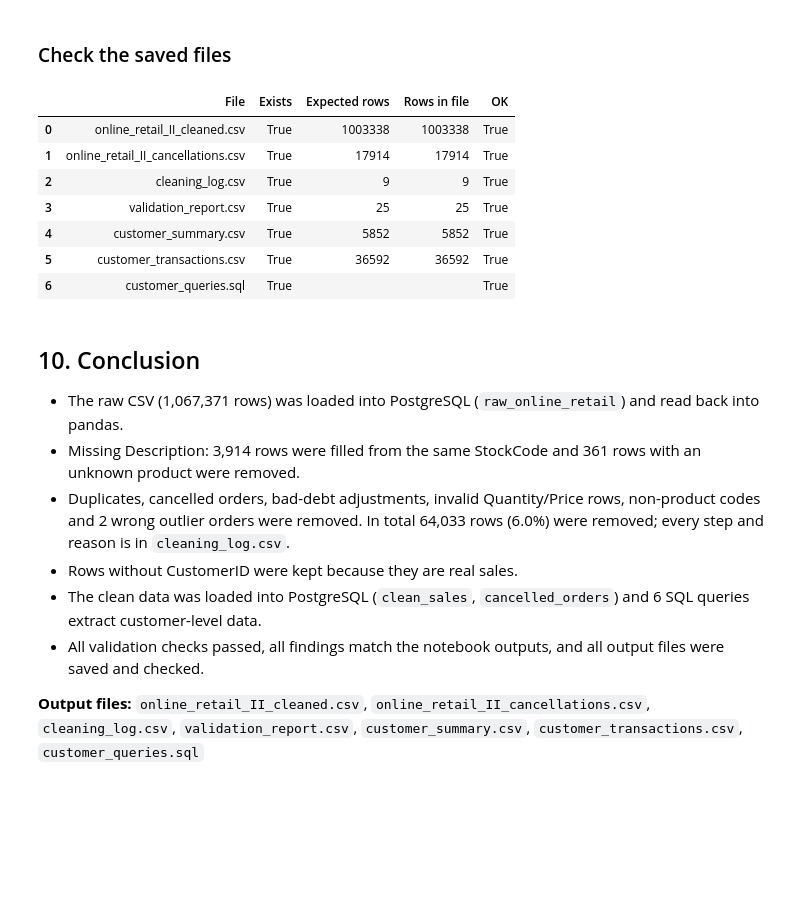
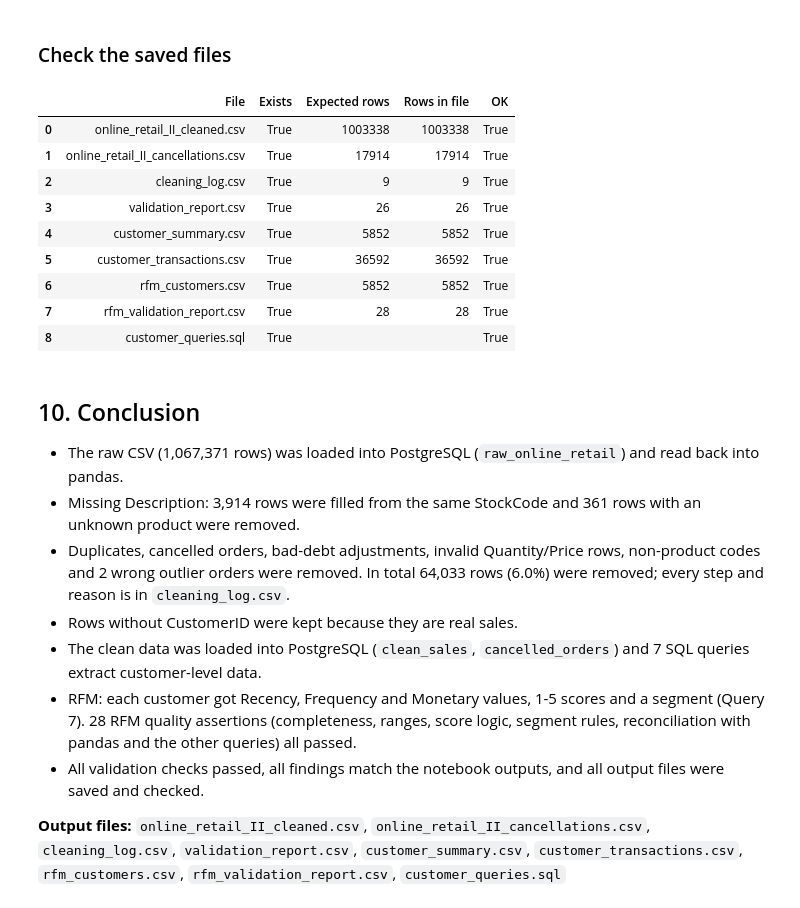
Before and after one commit to Pranavsangichetty/Axlero-Group3, a Jupyter notebook: Online_Retail_II_Data_Cleaning_EDA_Validation.ipynb, the cells around one changed output. Drawn from its saved outputs; the diff is of its cells as text; code cells hidden in the pictures; blank space fills up the shorter version.

```diff
--- a/Online_Retail_II_Data_Cleaning_EDA_Validation.ipynb
+++ b/Online_Retail_II_Data_Cleaning_EDA_Validation.ipynb
@@ -875,0 +954,10 @@ monthly_customers
+# %%
+segments = rfm.groupby('segment').agg(customers=('customer_id', 'count'),
+                                      revenue=('monetary', 'sum'),
+                                      avg_recency_days=('recency_days', 'mean'),
+                                      avg_orders=('frequency', 'mean'),
+                                      avg_spend=('monetary', 'mean'))
+segments['% customers'] = (segments['customers'] / segments['customers'].sum() * 100).round(1)
+segments['% revenue'] = (segments['revenue'] / segments['revenue'].sum() * 100).round(1)
+segments = segments.sort_values('revenue', ascending=False).round(2)
+segments
@@ -1024,6 +1259,8 @@ checks = {
                                                           - customers['Revenue'].sum()) < 0.01,
     'SQL customer transactions = pandas customer invoices': len(customer_transactions)
                                                             == customers.groupby(['CustomerID', 'Invoice']).ngroups,
+    # RFM
+    'All RFM quality checks passed': all(rfm_checks.values()),
 }
 
 for name, result in checks.items():
@@ -1070,31 +1309,35 @@ Files saved
 # %%
 expected_rows = {
     'online_retail_II_cleaned.csv': len(df),
     'online_retail_II_cancellations.csv': len(cancelled),
     'cleaning_log.csv': len(removal),
     'validation_report.csv': len(checks),
     'customer_summary.csv': len(customer_summary),
     'customer_transactions.csv': len(customer_transactions),
+    'rfm_customers.csv': len(rfm),
+    'rfm_validation_report.csv': len(rfm_checks),
 }
 file_check = []
 for file, rows in expected_rows.items():
     saved = pd.read_csv(file)
     file_check.append({'File': file, 'Exists': os.path.exists(file), 'Expected rows': rows,
                        'Rows in file': len(saved), 'OK': len(saved) == rows})
 file_check.append({'File': 'customer_queries.sql', 'Exists': os.path.exists('customer_queries.sql'),
                    'Expected rows': '', 'Rows in file': '', 'OK': os.path.getsize('customer_queries.sql') > 0})
 file_check = pd.DataFrame(file_check)
 assert file_check['OK'].all(), 'Some output files are wrong'
 file_check
 # %% [output]
 |  | File | Exists | Expected rows | Rows in file | OK |
 | 0 | online_retail_II_cleaned.csv | True | 1003338 | 1003338 | True |
 | 1 | online_retail_II_cancellations.csv | True | 17914 | 17914 | True |
 | 2 | cleaning_log.csv | True | 9 | 9 | True |
-| 3 | validation_report.csv | True | 25 | 25 | True |
+| 3 | validation_report.csv | True | 26 | 26 | True |
 | 4 | customer_summary.csv | True | 5852 | 5852 | True |
 | 5 | customer_transactions.csv | True | 36592 | 36592 | True |
-| 6 | customer_queries.sql | True |  |  | True |
+| 6 | rfm_customers.csv | True | 5852 | 5852 | True |
+| 7 | rfm_validation_report.csv | True | 28 | 28 | True |
+| 8 | customer_queries.sql | True |  |  | True |
 # %% [markdown]
 ## 10. Conclusion
 - The raw CSV (1,067,371 rows) was loaded into PostgreSQL (`raw_online_retail`) and read back into pandas.
@@ -1102,8 +1345,11 @@ file_check
 - Duplicates, cancelled orders, bad-debt adjustments, invalid Quantity/Price rows, non-product codes and 2 wrong outlier orders were removed.
   In total 64,033 rows (6.0%) were removed; every step and reason is in `cleaning_log.csv`.
 - Rows without CustomerID were kept because they are real sales.
-- The clean data was loaded into PostgreSQL (`clean_sales`, `cancelled_orders`) and 6 SQL queries extract customer-level data.
+- The clean data was loaded into PostgreSQL (`clean_sales`, `cancelled_orders`) and 7 SQL queries extract customer-level data.
+- RFM: each customer got Recency, Frequency and Monetary values, 1-5 scores and a segment (Query 7).
+  28 RFM quality assertions (completeness, ranges, score logic, segment rules, reconciliation with pandas and the other queries) all passed.
 - All validation checks passed, all findings match the notebook outputs, and all output files were saved and checked.
 
 **Output files:** `online_retail_II_cleaned.csv`, `online_retail_II_cancellations.csv`, `cleaning_log.csv`,
-`validation_report.csv`, `customer_summary.csv`, `customer_transactions.csv`, `customer_queries.sql`
+`validation_report.csv`, `customer_summary.csv`, `customer_transactions.csv`, `rfm_customers.csv`,
+`rfm_validation_report.csv`, `customer_queries.sql`
```
Also changed, not shown: parts of 13 cells of this notebook.
